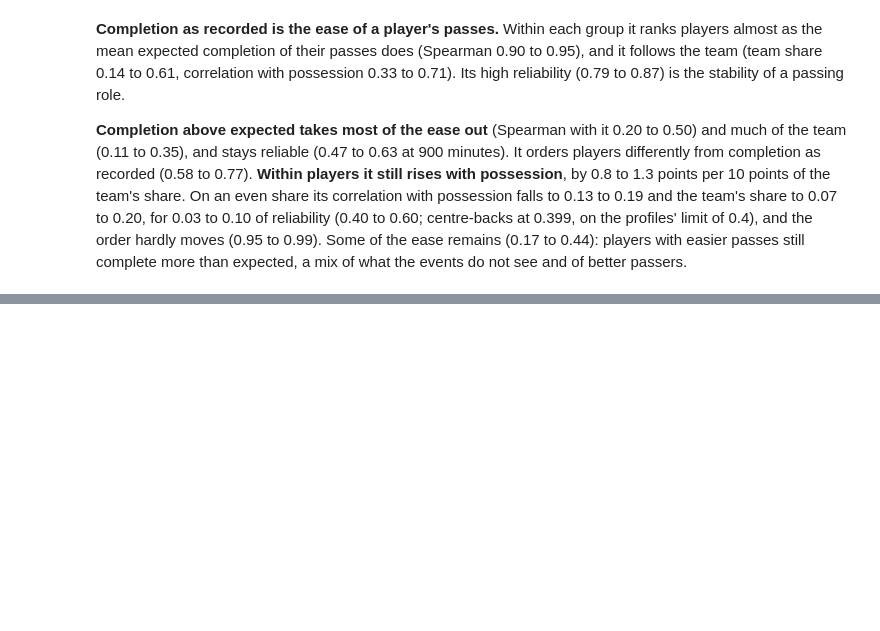
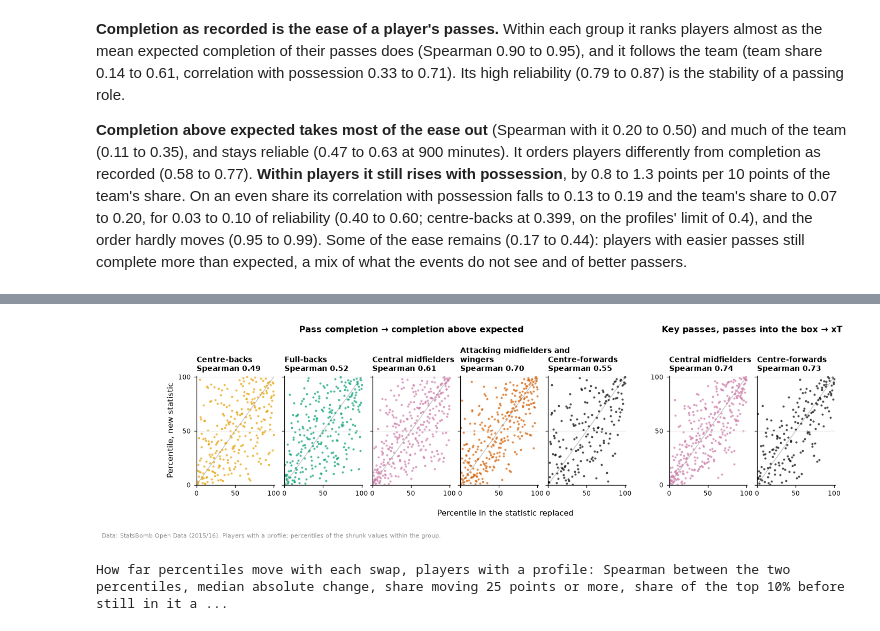
Before and after one commit to Fabiohhp/football-scouting, a Jupyter notebook: notebooks/03_possession_value.ipynb, the cells around one changed output, grey strips where cells are left out. Saved outputs shown, nothing was run; the diff lists cells and outputs as text; code cells hidden in the pictures; blank space fills up the shorter version.

```diff
--- a/notebooks/03_possession_value.ipynb
+++ b/notebooks/03_possession_value.ipynb
@@ -1867,0 +2273,55 @@ of centre-backs to the 19th, Serge Aurier from the 96th to the 16th of full-back
+# %%
+percentile = {
+    "before": profile_values.pivot(index="player_id", columns="statistic", values="percentile"),
+    "after": values_now.pivot(index="player_id", columns="statistic", values="percentile"),
+}
+fig = plt.figure(figsize=(14, 3.7))
+grid = fig.add_gridspec(1, len(SWAPS) + 1, width_ratios=[1, 1, 1, 1, 1, 0.3, 1, 1], wspace=0.14)
+axes = [fig.add_subplot(grid[0, i]) for i in (0, 1, 2, 3, 4, 6, 7)]
+moves = {}
+for ax, (g, new, old) in zip(axes, SWAPS, strict=True):
+    ids = players.index[players.comparison_group == g]
+    a, b = percentile["before"].loc[ids, old], percentile["after"].loc[ids, new]
+    ax.scatter(a, b, s=7, color=GROUP_COLORS[g], alpha=0.7, lw=0)
+    ax.plot([0, 100], [0, 100], color="#BBBBBB", lw=0.8, zorder=0)
+    rho = a.corr(b, method="spearman")
+    ax.set_title(f"{GROUP_NAMES[g].replace(' and ', ' and\n')}\nSpearman {rho:.2f}", fontsize=9)
+    ax.set(xlim=(0, 101), ylim=(0, 101), xticks=[0, 50, 100], yticks=[0, 50, 100])
+    ax.tick_params(labelsize=8)
+    if ax not in (axes[0], axes[5]):
+        ax.tick_params(labelleft=False)
+    top_before, top_after = a >= 90, b >= 90
+    moves[(GROUP_NAMES[g], NAMES[new])] = {
+        "In place of": NAMES[old],
+        "Spearman": rho,
+        "Median change (points)": (b - a).abs().median(),
+        "Moved 25+ points": ((b - a).abs() >= 25).mean(),
+        "Top 10% still there": top_after[top_before].mean(),
+    }
+axes[0].set_ylabel("Percentile, new statistic")
+fig.subplots_adjust(bottom=0.2, top=0.7)
+for first, last, label in [
+    (axes[0], axes[4], "Pass completion → completion above expected"),
+    (axes[5], axes[6], "Key passes, passes into the box → xT"),
+]:
+    left, right = first.get_position().x0, last.get_position().x1
+    fig.text((left + right) / 2, 0.9, label, ha="center", fontsize=10.5, fontweight="bold")
+fig.supxlabel("Percentile in the statistic replaced", fontsize=10, y=0.05)
+credit(
+    fig, STATSBOMB + ". Players with a profile; percentiles of the shrunk values within the group."
+)
+plt.show()
+moves = pd.DataFrame(moves).T
+display(
+    moves.style.format("{:.2f}", subset=["Spearman"])
+    .format("{:.0f}", subset=["Median change (points)"])
+    .format("{:.0%}", subset=["Moved 25+ points", "Top 10% still there"])
+    .set_caption(
+        "How far percentiles move with each swap, players with a profile: Spearman between the "
+        "two percentiles, median absolute change, share moving 25 points or more, share of the "
+        "top 10% before still in it after"
+    )
+)
+# %% [output]
+[figure, added]
+How far percentiles move with each swap, players with a profile: Spearman between the two percentiles, median absolute change, share moving 25 points or more, share of the top 10% before still in it a ...
```
Also changed, not shown: parts of 18 cells of this notebook, 16 other files.
